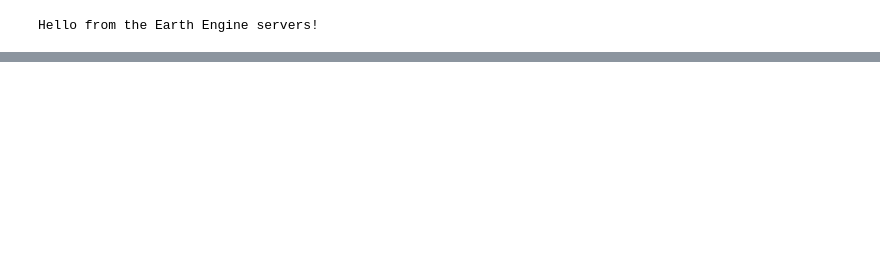
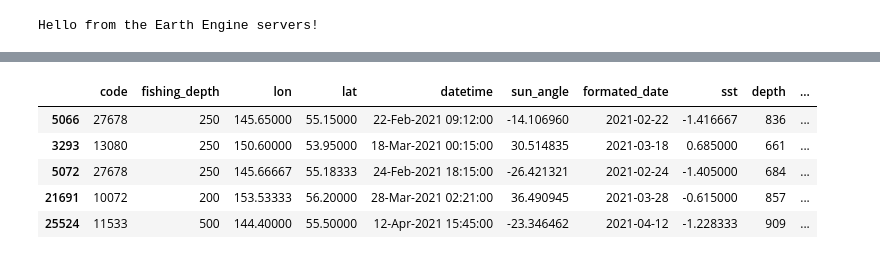
Before and after one commit to endermend/sat-model-1, a Jupyter notebook: sat-model-2.ipynb, the cells around one changed output, grey strips where cells are left out. Drawn from its saved outputs; the diff is of its cells as text; code cells hidden in the pictures; blank space fills up the shorter version.

```diff
--- a/sat-model-2.ipynb
+++ b/sat-model-2.ipynb
@@ -110,0 +104,11 @@ plt.stairs(counts, bins);
+# %%
+# Интересные выловы
+interesting = df[(df['relative_depth']>=400)].copy()
+interesting.sample(5)
+# %% [output]
+|  | code | fishing_depth | lon | lat | datetime | sun_angle | formated_date | sst | depth | ... |
+| 5066 | 27678 | 250 | 145.65000 | 55.15000 | 22-Feb-2021 09:12:00 | -14.106960 | 2021-02-22 | -1.416667 | 836 | ... |
+| 3293 | 13080 | 250 | 150.60000 | 53.95000 | 18-Mar-2021 00:15:00 | 30.514835 | 2021-03-18 | 0.685000 | 661 | ... |
+| 5072 | 27678 | 250 | 145.66667 | 55.18333 | 24-Feb-2021 18:15:00 | -26.421321 | 2021-02-24 | -1.405000 | 684 | ... |
+| 21691 | 10072 | 200 | 153.53333 | 56.20000 | 28-Mar-2021 02:21:00 | 36.490945 | 2021-03-28 | -0.615000 | 857 | ... |
+| 25524 | 11533 | 500 | 144.40000 | 55.50000 | 12-Apr-2021 15:45:00 | -23.346462 | 2021-04-12 | -1.228333 | 909 | ... |
```
Also changed, not shown: parts of 18 cells of this notebook, 4 other files.
